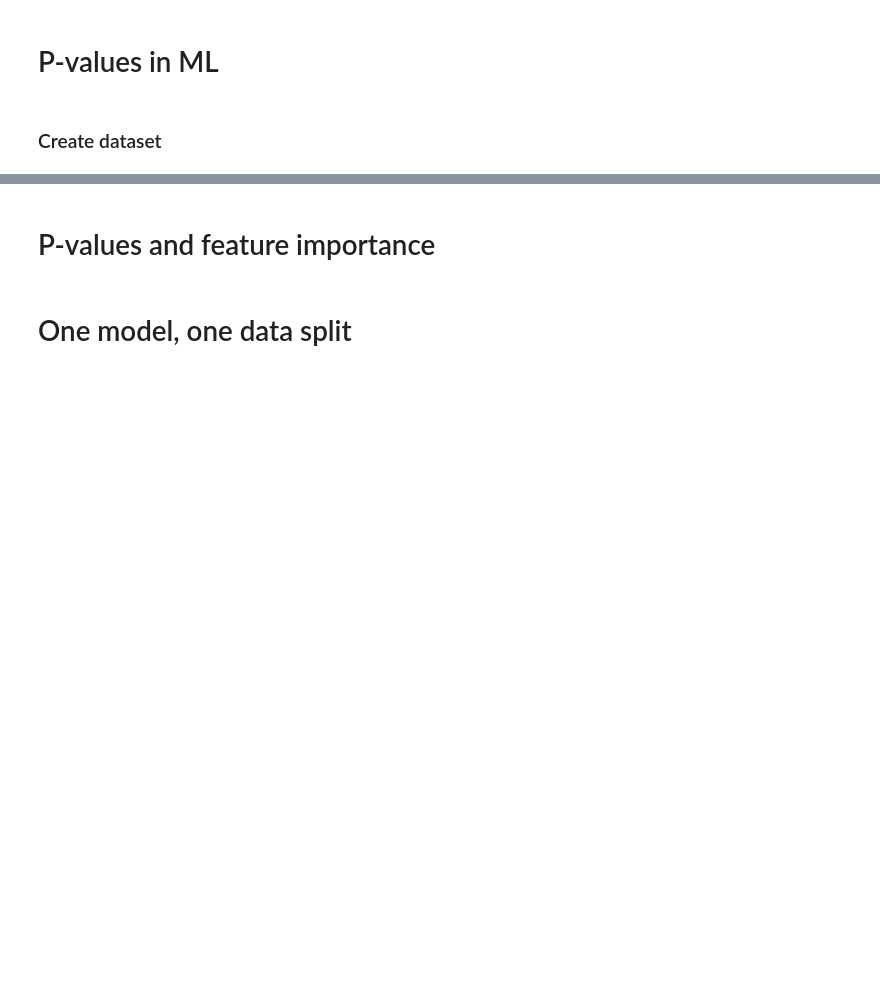
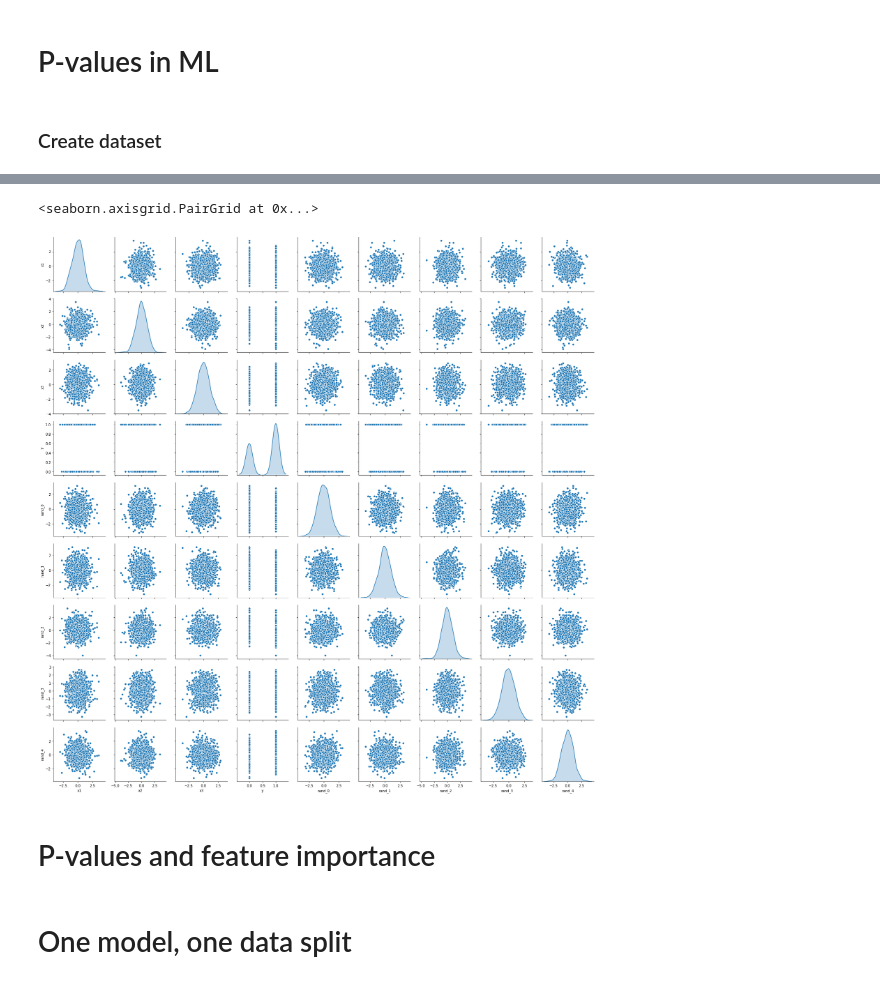
Before and after one commit to pcingola/NeuralNets, a Jupyter notebook: mlgen/p_values_ml.ipynb, the cells around one changed output, grey strips where cells are left out. Saved outputs shown, nothing was run; the diff lists cells and outputs as text; code cells hidden in the pictures; blank space fills up the shorter version.

```diff
--- a/mlgen/p_values_ml.ipynb
+++ b/mlgen/p_values_ml.ipynb
@@ -50,6 +50,12 @@ def rand_norm(num, mean=0.0, std=1.0, na_prob=0):
     return xi
 
 
+def rbf(x, mu=0, sigma=1):
+    """ Radial basis function """
+    z = (x - mu) / sigma
+    return np.exp(-(z*z))
+
+
 def create_dataset_01(num=1000, n_rands=5, save=False):
     """ Create dataset y = f(x1, x2, x3) + noise (r* are not used) """
     x1 = rand_norm(num)
@@ -66,3 +72,23 @@ def create_dataset_01(num=1000, n_rands=5, save=False):
         print(f"Saving dataset to file '{file}'")
         df.to_csv(file, index=False)
     return df
+
+def create_dataset_02(num=1000, n_rands=5, save=False):
+    """ Create dataset y = f(x1, x2, x3) + noise (r* are not used) """
+    x1 = rand_norm(num)
+    x2 = rand_norm(num)
+    x3 = rand_norm(num)
+    n = rand_norm(num)
+    y = logit(5.0 * rbf(x1, 1, 1) - 3.0 * rbf(x2, -1, 1) + 1.0 * x3 + 0.5 * n)
+    d = {'x1': x1, 'x2': x2, 'x3': x3, 'y': y}
+    for i in range(n_rands):
+        d[f"rand_{i}"] = rand_norm(num)
+    df = pd.DataFrame(d)
+    if save:
+        file = 'zzz.csv'
+        print(f"Saving dataset to file '{file}'")
+        df.to_csv(file, index=False)
+    return df
+# %%
+df = create_dataset_02(num=1000, n_rands=5, save=False)
+df.head(20)
@@ -69,3 +113,8 @@ def create_dataset_01(num=1000, n_rands=5, save=False):
+# %%
+sns.pairplot(df, kind='scatter', diag_kind='kde')
+# %% [output]
+<seaborn.axisgrid.PairGrid at 0x...>
+[figure, added]
 # %% [markdown]
 # P-values and feature importance
 # %%
```
Also changed, not shown: parts of 6 cells of this notebook.
